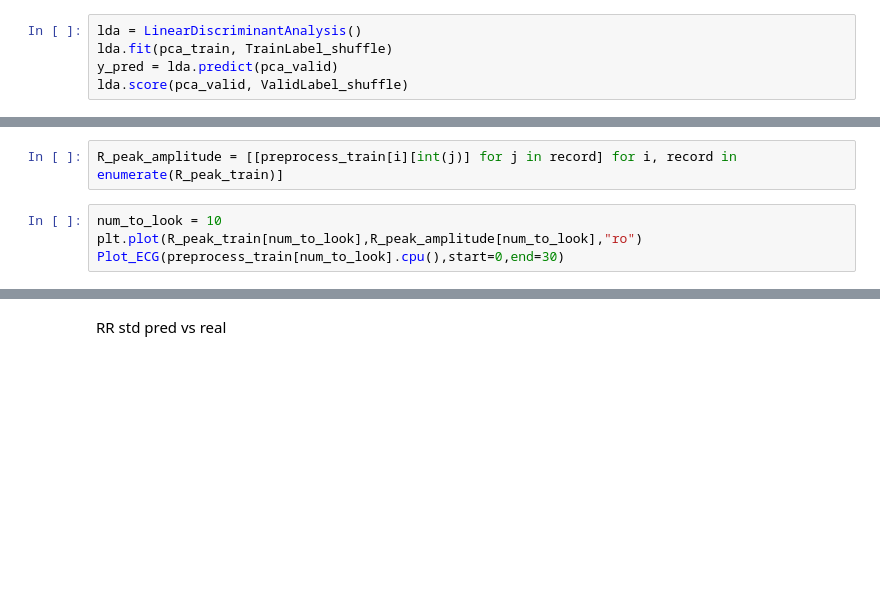
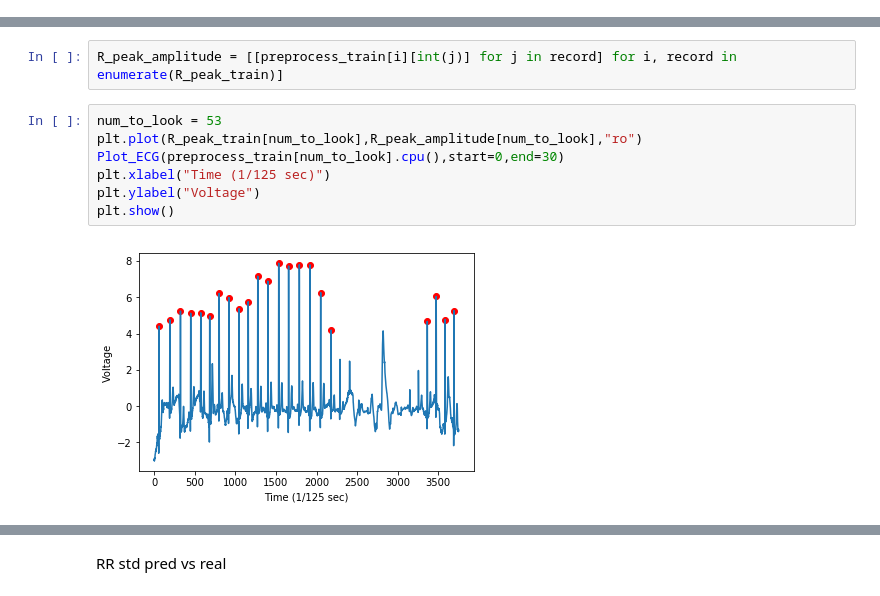
Before and after one commit to eeishaan/ift6759-block1, a Jupyter notebook: experiment/working_file.ipynb, the cells around one changed output, grey strips where cells are left out. Drawn from its saved outputs; the diff is of its cells as text; blank space fills up the shorter version.

```diff
--- a/experiment/working_file.ipynb
+++ b/experiment/working_file.ipynb
@@ -550,5 +548,0 @@ pca_valid = np.concatenate((pca_valid,np.expand_dims(np.array(Valid_RR_std), axi
-# %%
-lda = LinearDiscriminantAnalysis()
-lda.fit(pca_train, TrainLabel_shuffle)
-y_pred = lda.predict(pca_valid)
-lda.score(pca_valid, ValidLabel_shuffle)
@@ -779,6 +772,11 @@ Plot R peak
 # %%
 R_peak_amplitude = [[preprocess_train[i][int(j)] for j in record] for i, record in enumerate(R_peak_train)]
 # %%
-num_to_look = 10
+num_to_look = 53
 plt.plot(R_peak_train[num_to_look],R_peak_amplitude[num_to_look],"ro")
 Plot_ECG(preprocess_train[num_to_look].cpu(),start=0,end=30)
+plt.xlabel("Time (1/125 sec)")
+plt.ylabel("Voltage")
+plt.show()
+# %% [output]
+[figure, added]
```
Also changed, not shown: parts of 42 cells of this notebook.
